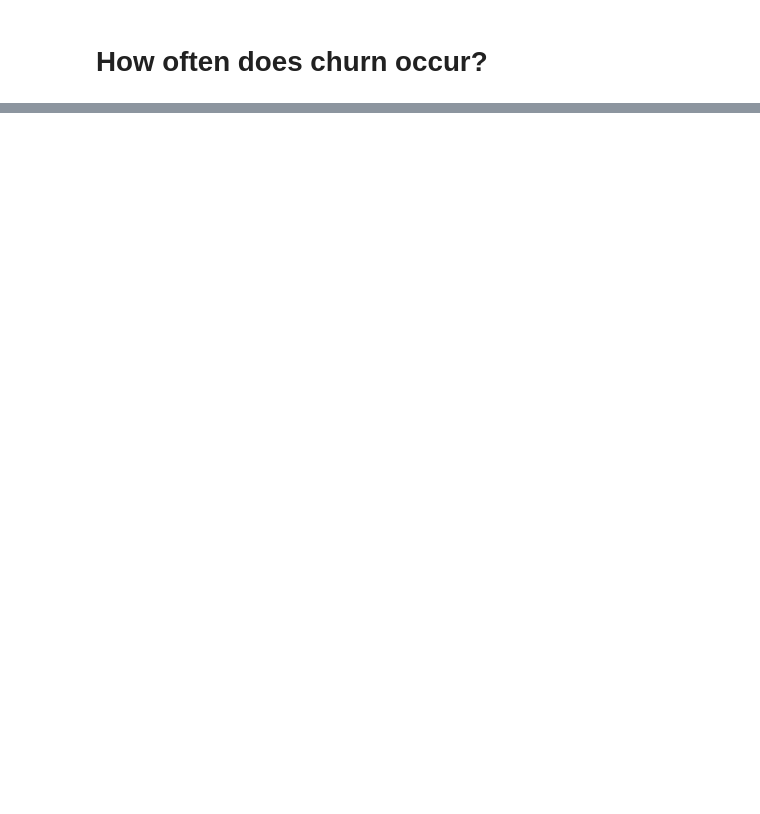
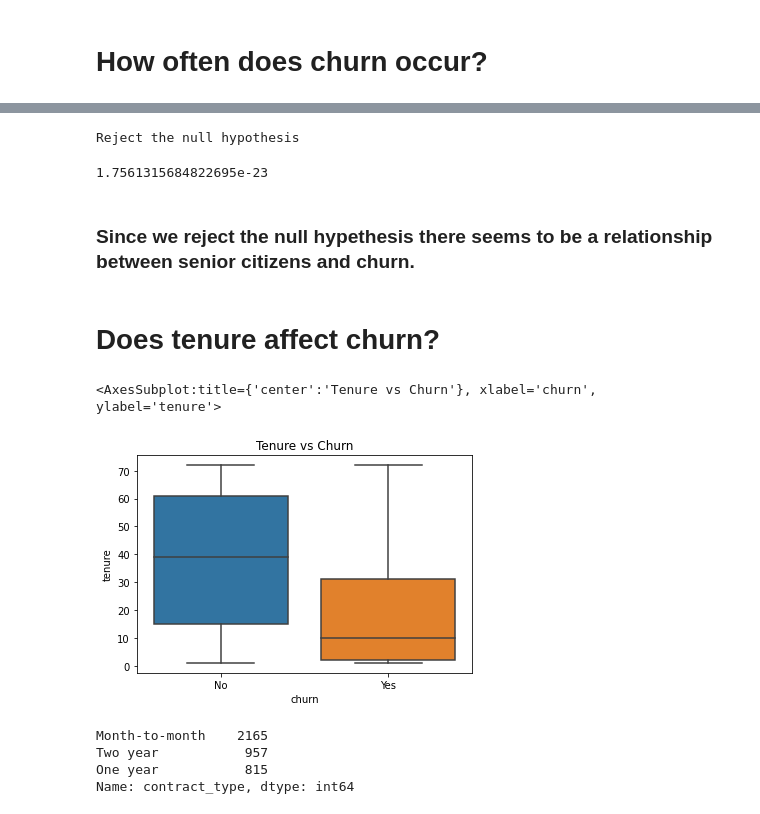
Before and after one commit to Yvette-Ibarra/classification-project, a Jupyter notebook: working_notebook.ipynb, the cells around one changed output, grey strips where cells are left out. Saved outputs shown, nothing was run; the diff lists cells and outputs as text; code cells hidden in the pictures; blank space fills up the shorter version.

```diff
--- a/working_notebook.ipynb
+++ b/working_notebook.ipynb
@@ -176,0 +195,39 @@ sns.countplot(y_train)
+# %%
+# Chi-Square test to compare two categorical variables (Sex and Survival)
+
+alpha = 0.05
+
+# Setup a crosstab of observed survival to pclass
+observed = pd.crosstab(train.senior_citizen==1, train.churn)
+
+chi2, p, degf, expected = stats.chi2_contingency(observed)
+
+if p < alpha:
+    print("Reject the null hypothesis")
+
+else:
+    print("Fail to reject the null")
+    print("Insufficient evidence to reject the null")
+p
+# %% [output]
+Reject the null hypothesis
+1.7561315684822695e-23
+# %% [markdown]
+### Since we reject the null hypethesis there seems to be a relationship between senior citizens and churn.
+# %% [markdown]
+# Does tenure affect churn?
+# %%
+plt.title('Tenure vs Churn')
+sns.boxplot(y=train.tenure, x=train.churn,
+            whis=np.inf
+           )
+# %% [output]
+<AxesSubplot:title={'center':'Tenure vs Churn'}, xlabel='churn', ylabel='tenure'>
+[figure, added]
+# %%
+train.contract_type.value_counts()
+# %% [output]
+Month-to-month    2165
+Two year           957
+One year           815
+Name: contract_type, dtype: int64
```
Also changed, not shown: parts of 43 cells of this notebook.
